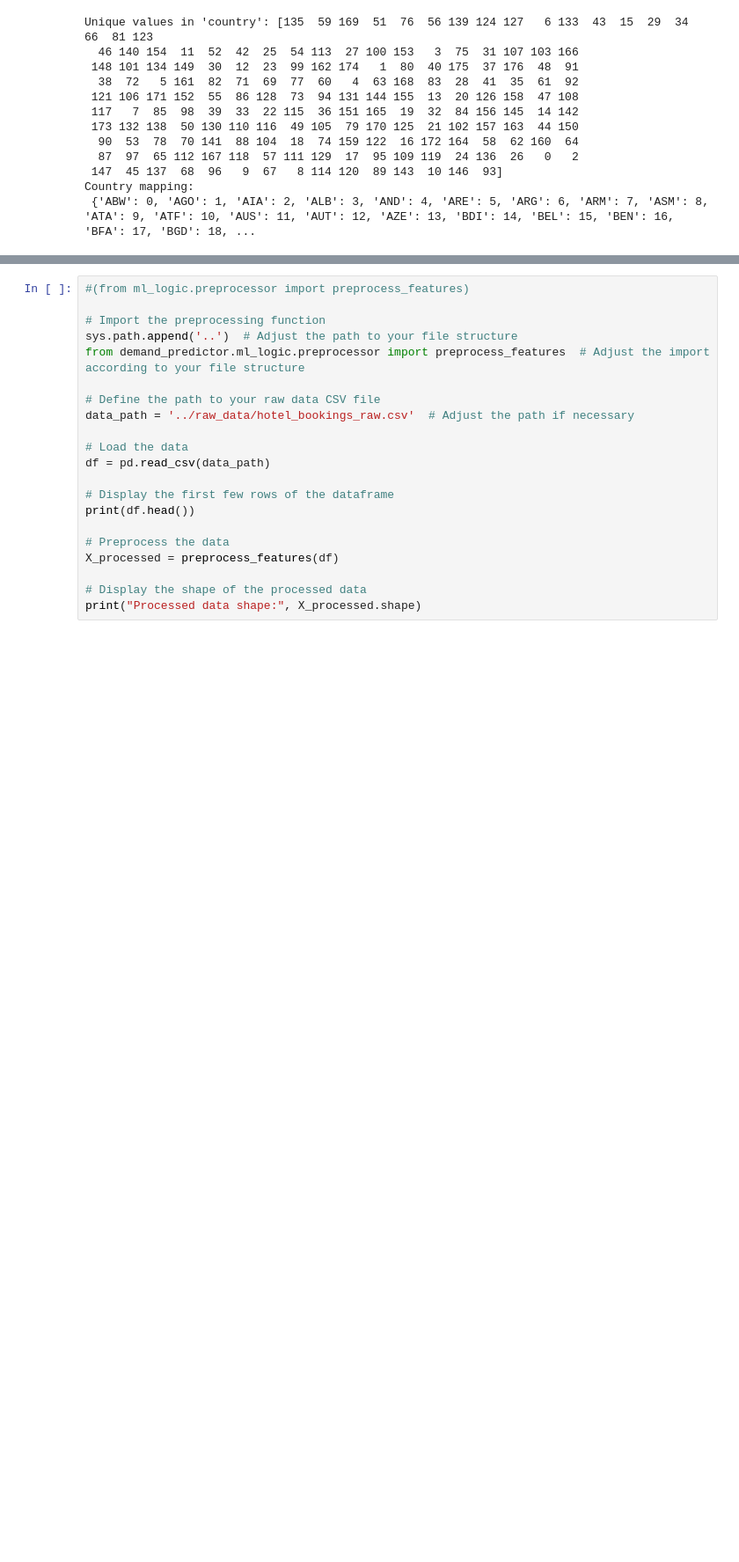
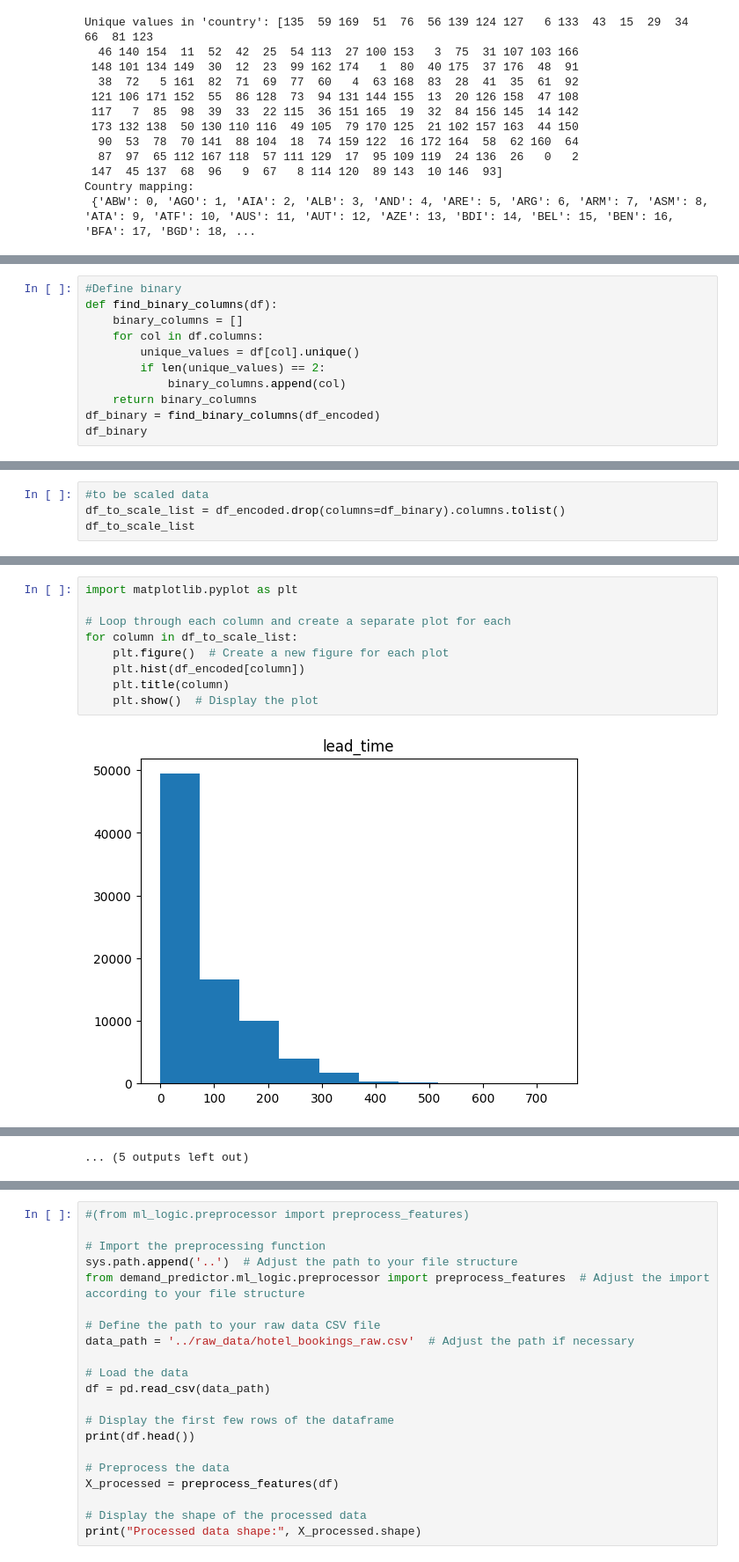
Before and after one commit to sarahfink123/demand_prediction, a Jupyter notebook: notebooks/Exploratory_Data_Analyis_Sarah.ipynb, the cells around one changed output, grey strips where cells are left out. Shown: that part at 88% size. Drawn from its saved outputs; the diff is of its cells as text; blank space fills up the shorter version.

```diff
--- a/notebooks/Exploratory_Data_Analyis_Sarah.ipynb
+++ b/notebooks/Exploratory_Data_Analyis_Sarah.ipynb
@@ -304,0 +316,11 @@ None
+# %%
+#Define binary
+def find_binary_columns(df):
+    binary_columns = []
+    for col in df.columns:
+        unique_values = df[col].unique()
+        if len(unique_values) == 2:
+            binary_columns.append(col)
+    return binary_columns
+df_binary = find_binary_columns(df_encoded)
+df_binary
@@ -304,0 +346,4 @@ None
+# %%
+#to be scaled data
+df_to_scale_list = df_encoded.drop(columns=df_binary).columns.tolist()
+df_to_scale_list
@@ -304,0 +403,11 @@ None
+# %%
+import matplotlib.pyplot as plt
+
+# Loop through each column and create a separate plot for each
+for column in df_to_scale_list:
+    plt.figure()  # Create a new figure for each plot
+    plt.hist(df_encoded[column])
+    plt.title(column)
+    plt.show()  # Display the plot
+# %% [output]
+[figure, added]
@@ -304,0 +425 @@ None
+... (5 outputs left out)
```
Also changed, not shown: parts of 9 cells of this notebook.
